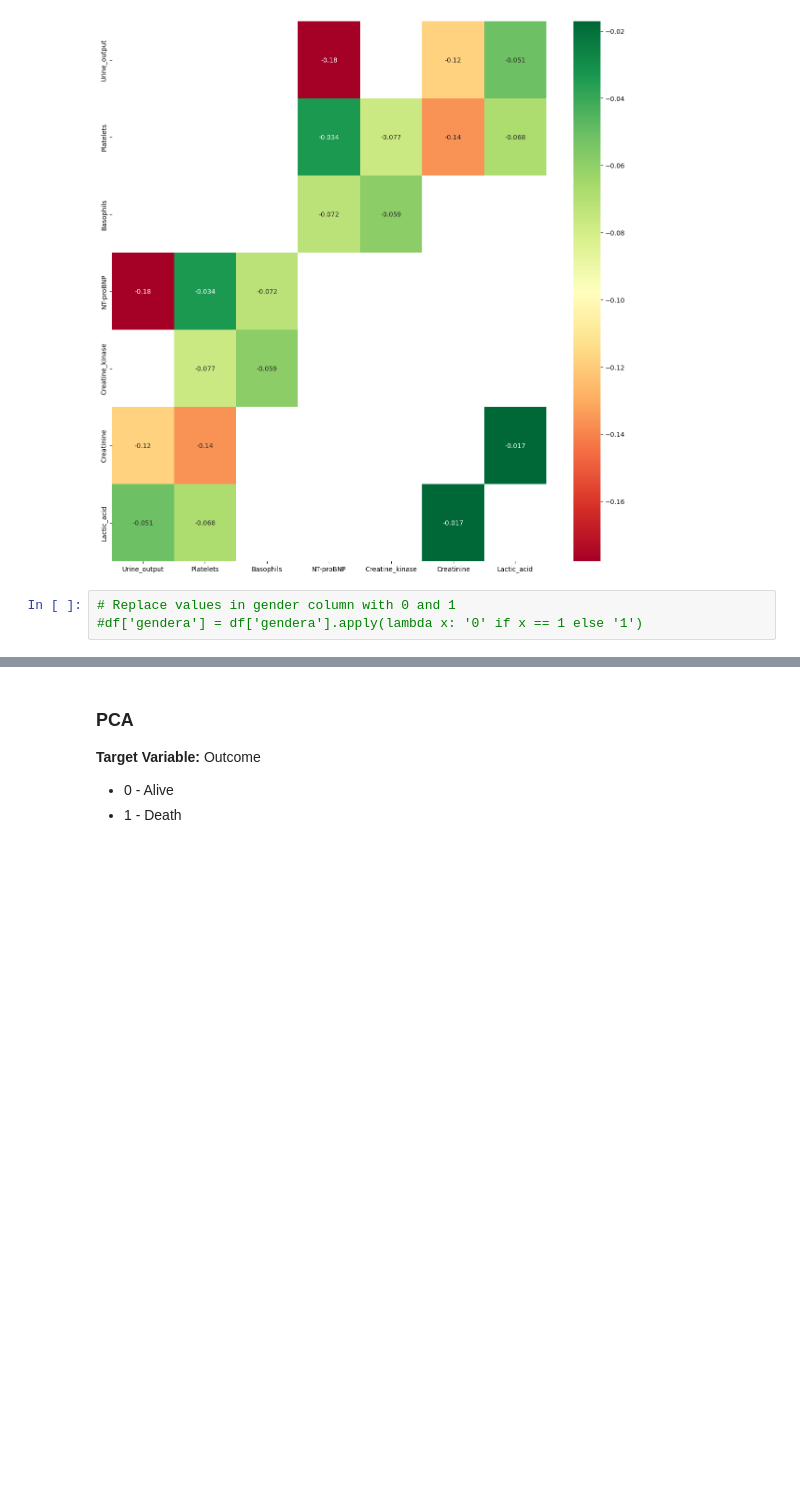
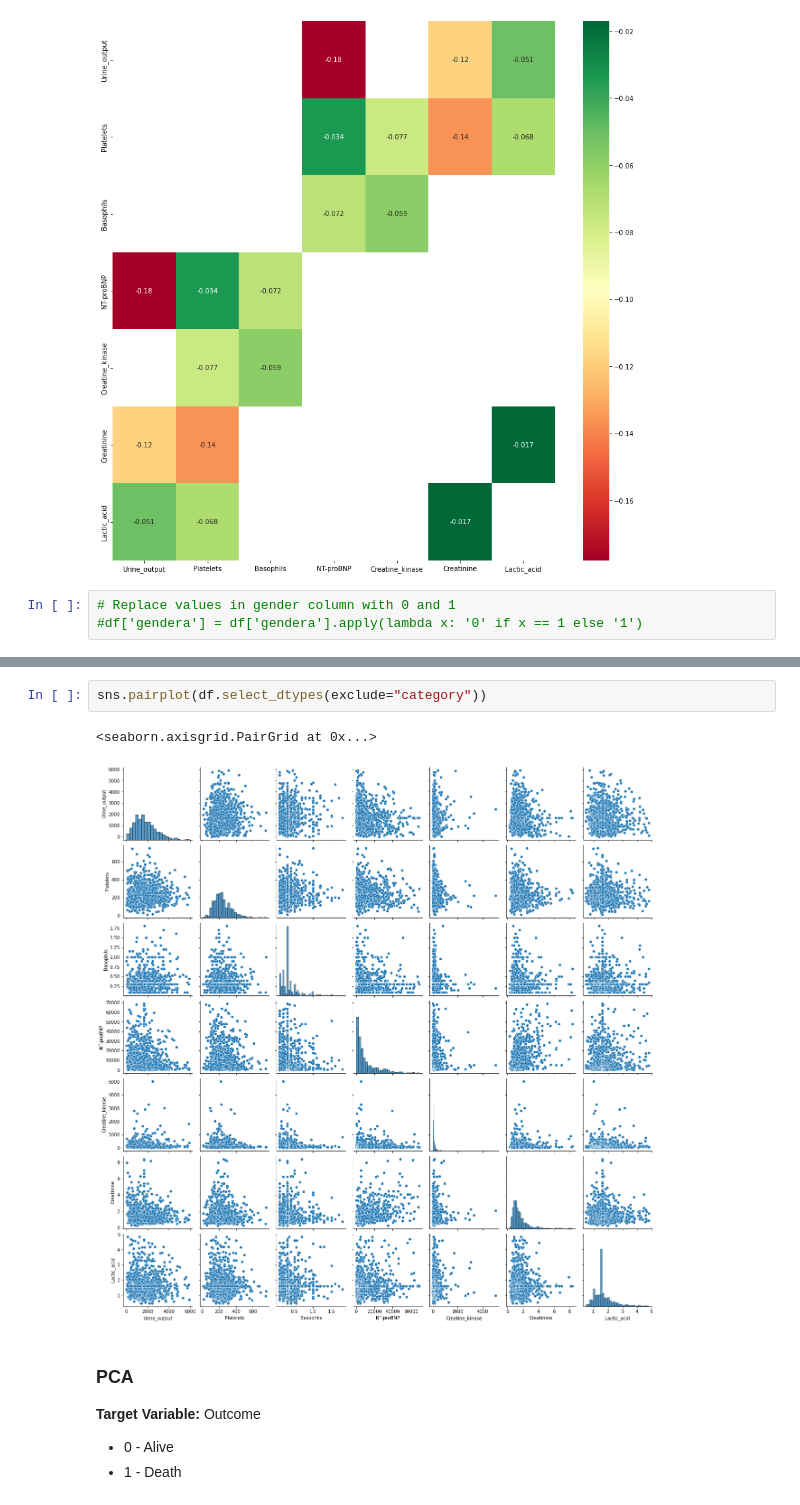
Before and after one commit to sumaiya008/InHospitalMortalityClassification, a Jupyter notebook: Project-03.ipynb, the cells around one changed output, grey strips where cells are left out. Drawn from its saved outputs; the diff is of its cells as text; blank space fills up the shorter version.

```diff
--- a/Project-03.ipynb
+++ b/Project-03.ipynb
@@ -617,3 +633,8 @@ Index(['Urine_output', 'Platelets', 'Basophils', 'NT-proBNP',
+# %%
+sns.pairplot(df.select_dtypes(exclude="category"))
+# %% [output]
+<seaborn.axisgrid.PairGrid at 0x...>
+[figure, added]
 # %% [markdown]
 ### PCA
 
```
Also changed, not shown: parts of 25 cells of this notebook.
